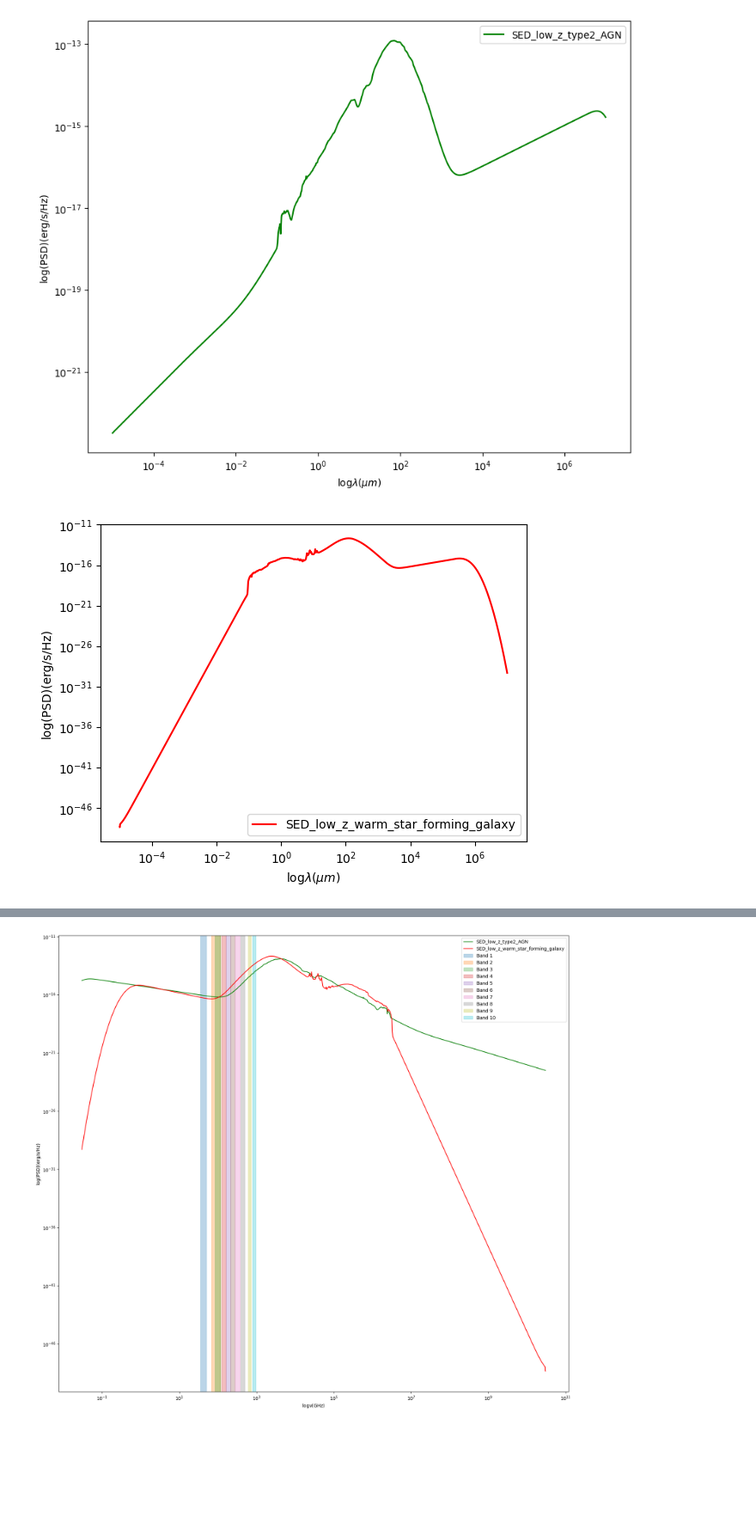
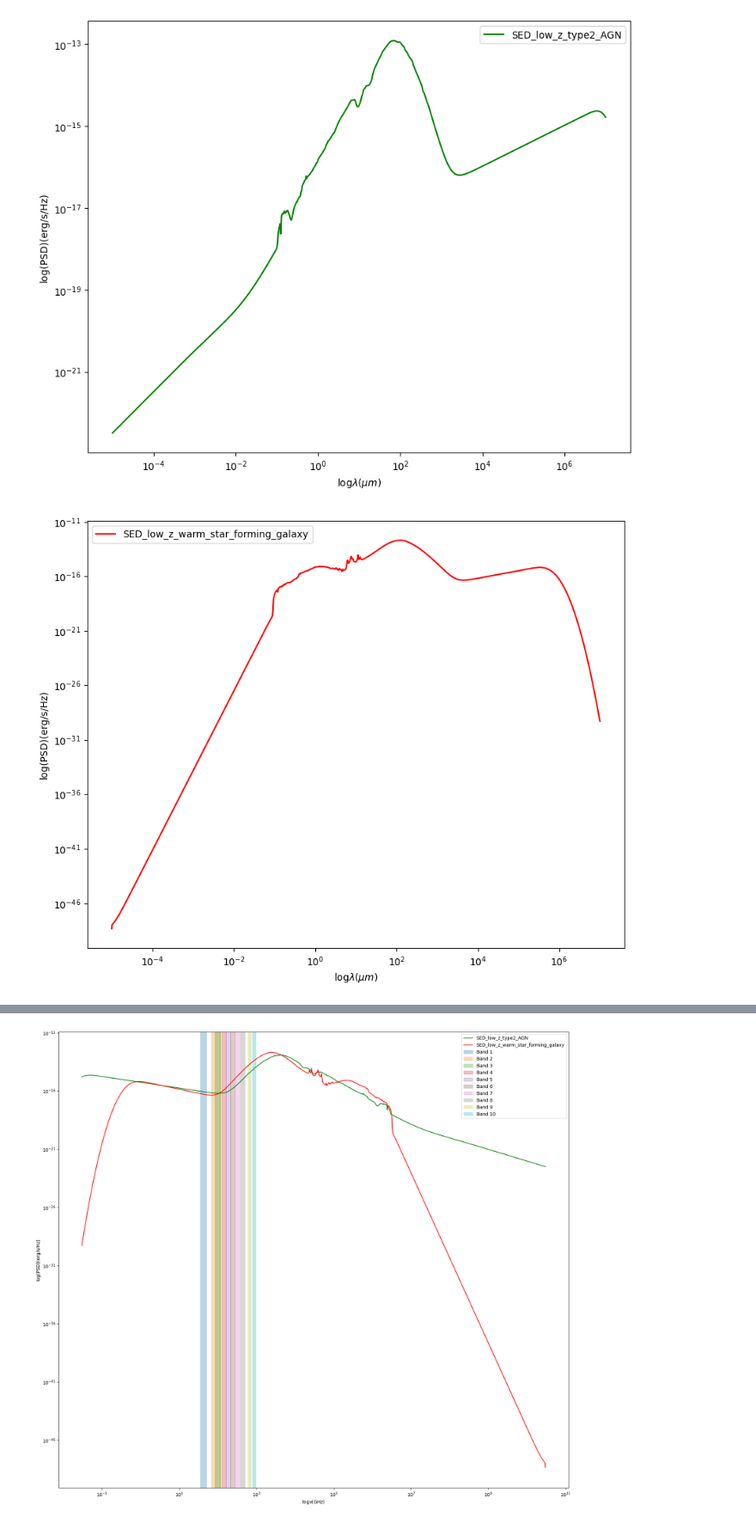
Before and after one commit to MicheleDelliVeneri/ALMASim, a Jupyter notebook: experimental/Sed-plot.ipynb, the cells around one changed output, grey strips where cells are left out. Shown at 86% size. Drawn from its saved outputs; the diff is of its cells as text; code cells hidden in the pictures; blank space fills up the shorter version.

```diff
--- a/experimental/Sed-plot.ipynb
+++ b/experimental/Sed-plot.ipynb
@@ -1,33 +1,34 @@
 # %%
 import pandas as pd
 import matplotlib.pyplot as plt
 import os
 import numpy as np
 from scipy.constants import c
 
 parent_dir=os.path.dirname(os.getcwd())
 db = pd.read_csv(os.path.join(parent_dir, 'brightnes','SED_low_z_type2_AGN.dat'), sep='\s+')
 db2= pd.read_csv(os.path.join(parent_dir, 'brightnes','SED_low_z_warm_star_forming_galaxy.dat'), sep='\s+')
 nu = c / (1e3*db['um'])
 nu2 = c / (1e3*db2['um'])
 plt.figure(figsize=[10,8])
 plt.plot(db['um'],db['erg/s/Hz'], color='green', label='SED_low_z_type2_AGN')
 plt.xscale('log')
 plt.yscale('log')
 plt.xlabel('log$\lambda$(${\mu}m$)')
 plt.ylabel('log(PSD)(erg/s/Hz)')
 plt.legend()
 plt.show()
+plt.figure(figsize=[10,8])
 plt.plot(db2['um'],db2['erg/s/Hz'], color='red',label='SED_low_z_warm_star_forming_galaxy')
 plt.xscale('log')
 plt.yscale('log')
 plt.xlabel('log$\lambda$(${\mu}m$)')
 plt.ylabel('log(PSD)(erg/s/Hz)')
 plt.legend()
 plt.show()
 # %% [output]
 [figure]
-[figure, old version]
+[figure, new version]
 # %%
 plt.figure(figsize=[10,8])
 plt.plot(nu,db['erg/s/Hz'], color='green', label='SED_low_z_type2_AGN')
```
Also changed, not shown: parts of 3 cells of this notebook, 1 other file.
